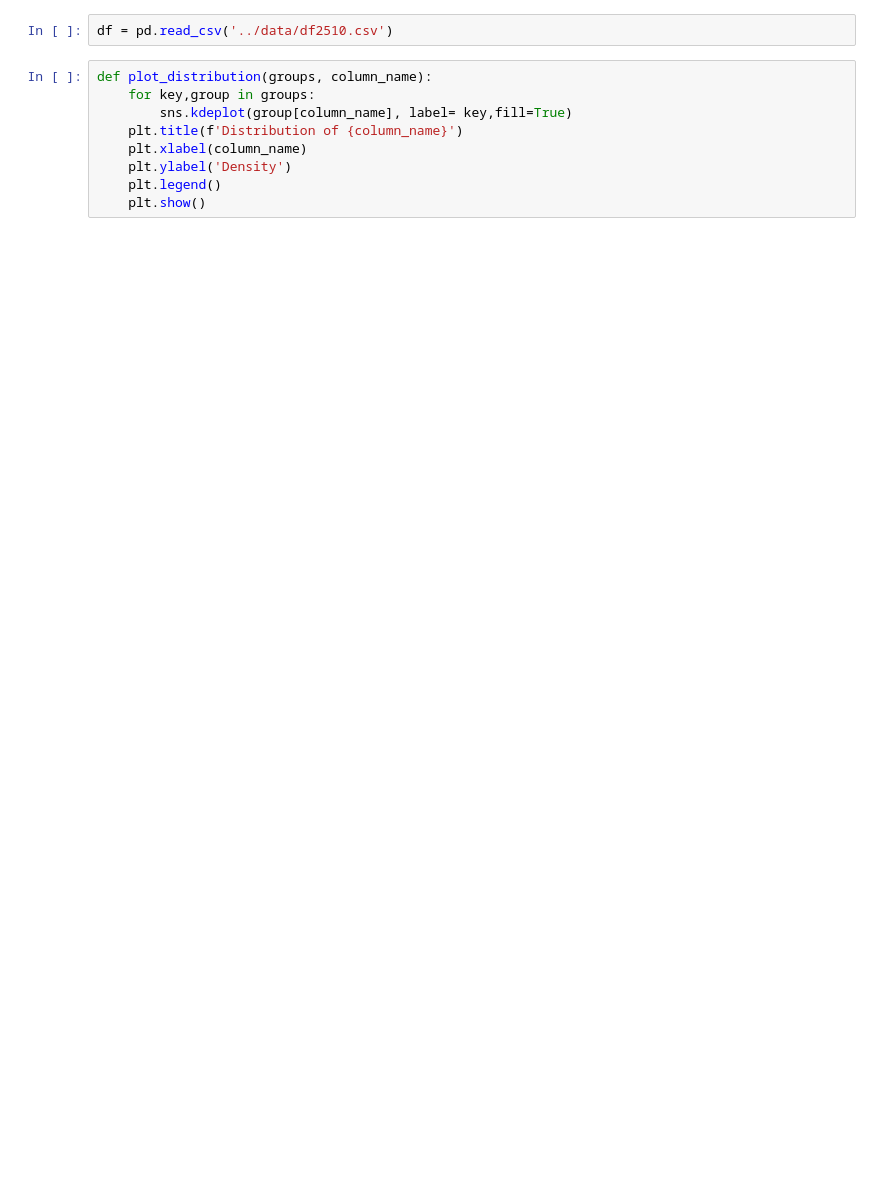
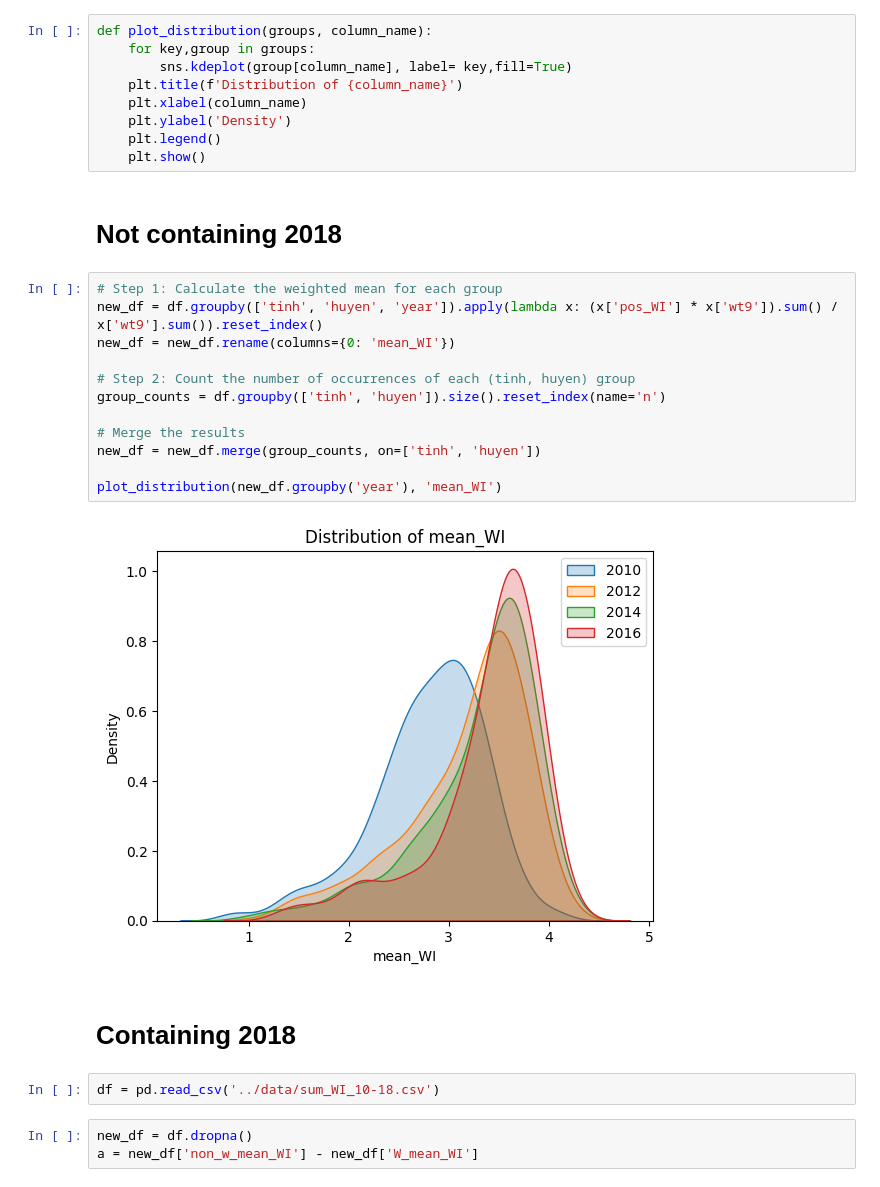
Before and after one commit to lhmtrinh/Remote-Sensing-Wealth-Index, a Jupyter notebook: preliminary_data_analysis/analysis.ipynb, the cells around one changed output. Cells and saved outputs as stored; diff of their text form; blank space fills up the shorter version.

```diff
--- a/preliminary_data_analysis/analysis.ipynb
+++ b/preliminary_data_analysis/analysis.ipynb
@@ -2,8 +2,6 @@
 import pandas as pd
 import matplotlib.pyplot as plt
 import seaborn as sns
-# %%
-df = pd.read_csv('../data/df2510.csv')
 # %%
 def plot_distribution(groups, column_name):
     for key,group in groups:
@@ -13,3 +11,26 @@ def plot_distribution(groups, column_name):
     plt.ylabel('Density')
     plt.legend()
     plt.show()
+# %% [markdown]
+# Not containing 2018
+# %%
+# Step 1: Calculate the weighted mean for each group
+new_df = df.groupby(['tinh', 'huyen', 'year']).apply(lambda x: (x['pos_WI'] * x['wt9']).sum() / x['wt9'].sum()).reset_index()
+new_df = new_df.rename(columns={0: 'mean_WI'})
+
+# Step 2: Count the number of occurrences of each (tinh, huyen) group
+group_counts = df.groupby(['tinh', 'huyen']).size().reset_index(name='n')
+
+# Merge the results
+new_df = new_df.merge(group_counts, on=['tinh', 'huyen'])
+
+plot_distribution(new_df.groupby('year'), 'mean_WI')
+# %% [output]
+[figure, added]
+# %% [markdown]
+# Containing 2018
+# %%
+df = pd.read_csv('../data/sum_WI_10-18.csv')
+# %%
+new_df = df.dropna()
+a = new_df['non_w_mean_WI'] - new_df['W_mean_WI']
```
Also changed, not shown: parts of 2 cells of this notebook.
